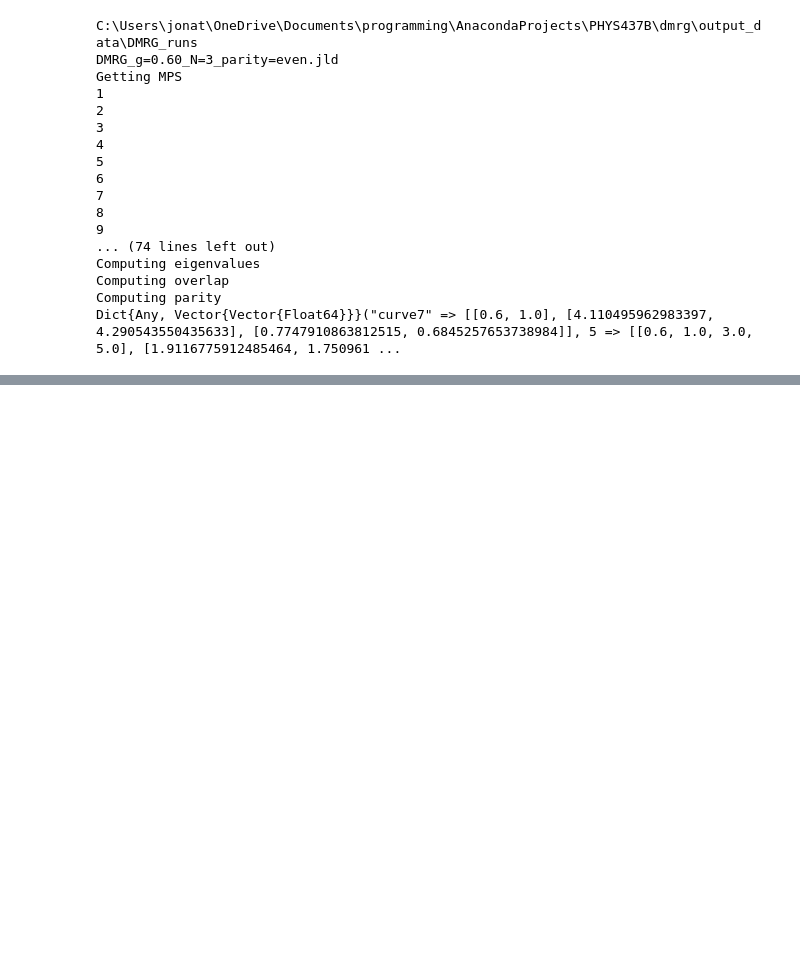
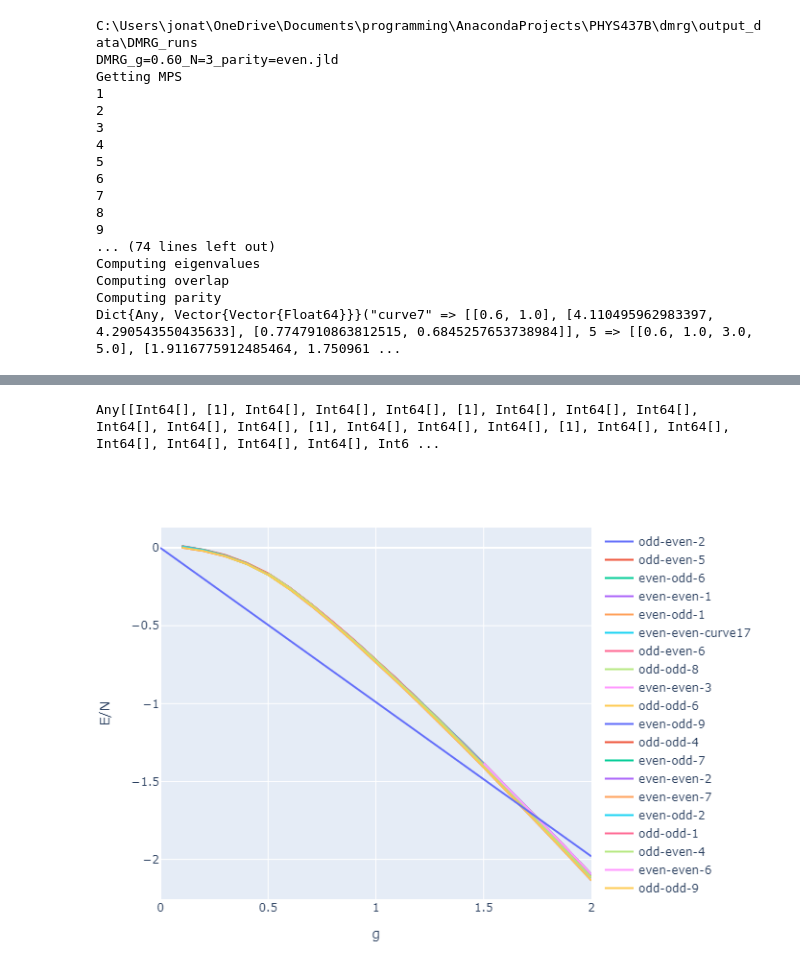
Before and after one commit to GoodStuff11/dmrg, a Jupyter notebook: dmrg/dmrg_testing.ipynb, the cells around one changed output, grey strips where cells are left out. Drawn from its saved outputs; the diff is of its cells as text; code cells hidden in the pictures; blank space fills up the shorter version.

```diff
--- a/dmrg/dmrg_testing.ipynb
+++ b/dmrg/dmrg_testing.ipynb
@@ -738,0 +1070,26 @@ true
+# %%
+g_values = 0.1:0.1:2.0
+ground_state = []
+for (i,g) in enumerate(g_values)
+    for (key, val) in curves_dict
+        findall(x->x==g, val[1])
+    end
+
+    push!(ground_state,)
+end
+println(ground_state)
+# %% [output]
+Any[[Int64[], [1], Int64[], Int64[], Int64[], [1], Int64[], Int64[], Int64[], Int64[], Int64[], Int64[], [1], Int64[], Int64[], Int64[], [1], Int64[], Int64[], Int64[], Int64[], Int64[], Int64[], Int6 ...
+# %%
+import PlotlyJS
+using LaTeXStrings
+data = [PlotlyJS.scatter(;x=val[1], y=val[2] ./ 100, mode="lines", name=key) for (key,val) in curves_dict if length(val[1]) > 4]
+data = vcat(data, [PlotlyJS.scatter(;x=[0,2],y=[0,-(100-1)/100*2],name="-(N-1)g/N", mode="lines")])
+# for (key,val) in curves_dict
+#     push!(data, PlotlyJS.scatter(;x=val[1], y=val[2], mode="lines"))
+# end
+PlotlyJS.plot(data, Layout(
+    xaxis_title="g", yaxis_title="E/N"
+))
+# %% [output]
+[figure, added]
```
Also changed, not shown: parts of 11 cells of this notebook, 16 other files.
